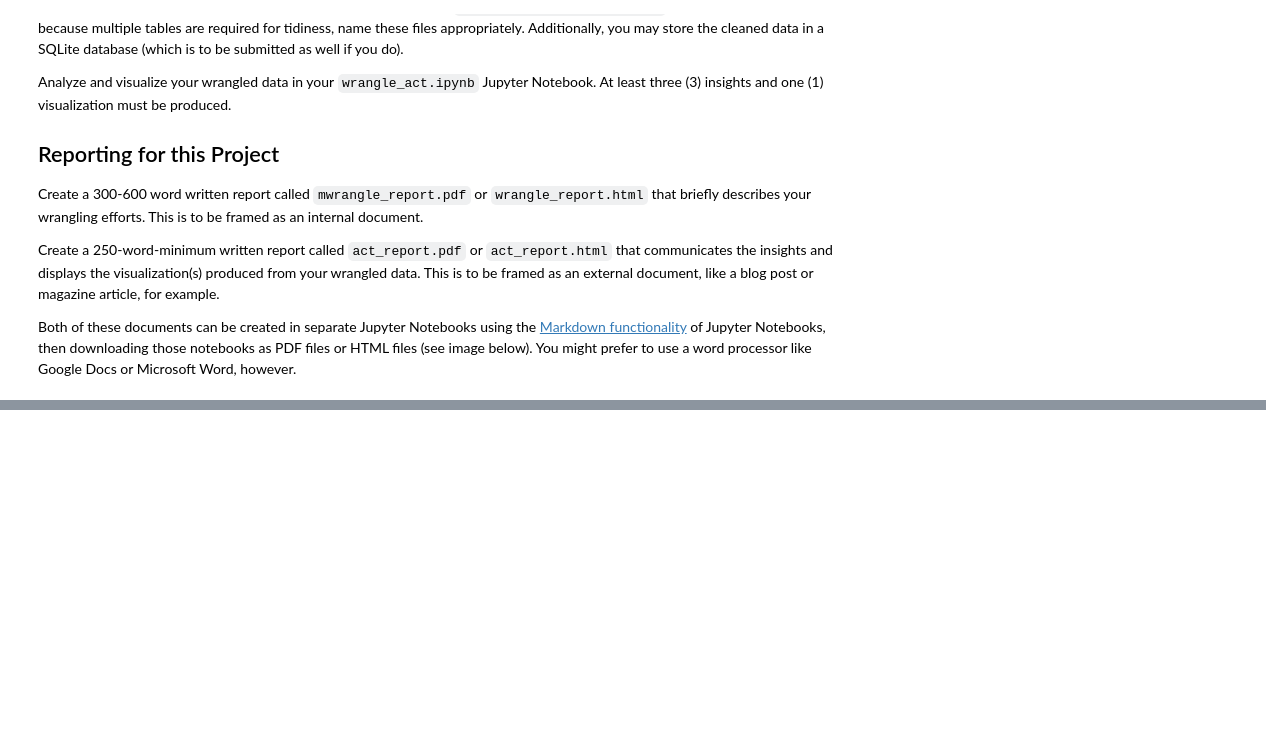
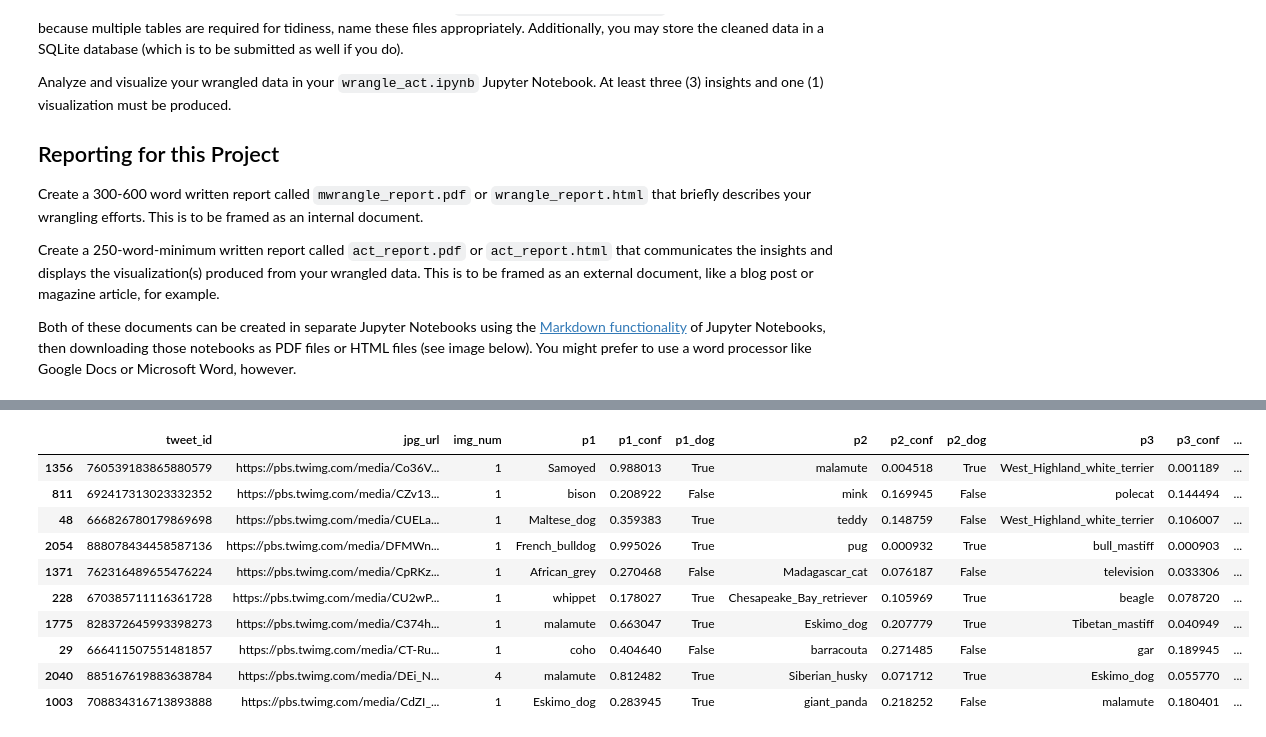
Before and after one commit to schorschie/udacity, a Jupyter notebook: lesson_04/project/wrangle_act.ipynb, the cells around one changed output, grey strips where cells are left out. Cells and saved outputs as stored; diff of their text form; code cells hidden in the pictures; blank space fills up the shorter version.

```diff
--- a/lesson_04/project/wrangle_act.ipynb
+++ b/lesson_04/project/wrangle_act.ipynb
@@ -38,0 +52,18 @@ import numpy as np
+# %%
+def get_image_predictions():
+    """Load image-predictions from disk if present, else load it from udacity.
+
+    WARNING: This only works from within the udacity project workspace!
+
+    """
+
+    if  not os.path.exists('image-predictions.tsv'):
+        r = requests.get("https://d17h27t6h515a5.cloudfront.net/topher/2017/August/599fd2ad_image-predictions/image-predictions.tsv",
+                         stream=True)
+        tsv = r.raw.read()
+        with open('image-predictions.tsv', 'wb') as f:
+            f.write(tsv)
+
+    df_image_predictions = pd.read_csv('image-predictions.tsv', sep='\t')
+
+    return df_image_predictions
@@ -39,3 +114,4 @@ import numpy as np
 # %%
 df_twitter_archive = pd.read_csv('twitter-archive-enhanced.csv')
-df_image_predictions = pd.read_csv('image-predictions.tsv', sep='\t') # was downloaded with request.get(..., stream=True)
+df_image_predictions = get_image_predictions()
+df_tweet_coverage = get_tweet_coverate()
@@ -129,0 +159,17 @@ ready
+# %%
+#df_image_predictions.head()
+df_image_predictions.sample(10)
+#df_image_predictions.info()
+#df_image_predictions.p1.unique()
+# %% [output]
+|  | tweet_id | jpg_url | img_num | p1 | p1_conf | p1_dog | p2 | p2_conf | p2_dog | p3 | p3_conf | ... |
+| 1356 | 760539183865880579 | https://pbs.twimg.com/media/Co36V... | 1 | Samoyed | 0.988013 | True | malamute | 0.004518 | True | West_Highland_white_terrier | 0.001189 | ... |
+| 811 | 692417313023332352 | https://pbs.twimg.com/media/CZv13... | 1 | bison | 0.208922 | False | mink | 0.169945 | False | polecat | 0.144494 | ... |
+| 48 | 666826780179869698 | https://pbs.twimg.com/media/CUELa... | 1 | Maltese_dog | 0.359383 | True | teddy | 0.148759 | False | West_Highland_white_terrier | 0.106007 | ... |
+| 2054 | 888078434458587136 | https://pbs.twimg.com/media/DFMWn... | 1 | French_bulldog | 0.995026 | True | pug | 0.000932 | True | bull_mastiff | 0.000903 | ... |
+| 1371 | 762316489655476224 | https://pbs.twimg.com/media/CpRKz... | 1 | African_grey | 0.270468 | False | Madagascar_cat | 0.076187 | False | television | 0.033306 | ... |
+| 228 | 670385711116361728 | https://pbs.twimg.com/media/CU2wP... | 1 | whippet | 0.178027 | True | Chesapeake_Bay_retriever | 0.105969 | True | beagle | 0.078720 | ... |
+| 1775 | 828372645993398273 | https://pbs.twimg.com/media/C374h... | 1 | malamute | 0.663047 | True | Eskimo_dog | 0.207779 | True | Tibetan_mastiff | 0.040949 | ... |
+| 29 | 666411507551481857 | https://pbs.twimg.com/media/CT-Ru... | 1 | coho | 0.404640 | False | barracouta | 0.271485 | False | gar | 0.189945 | ... |
+| 2040 | 885167619883638784 | https://pbs.twimg.com/media/DEi_N... | 4 | malamute | 0.812482 | True | Siberian_husky | 0.071712 | True | Eskimo_dog | 0.055770 | ... |
+| 1003 | 708834316713893888 | https://pbs.twimg.com/media/CdZI_... | 1 | Eskimo_dog | 0.283945 | True | giant_panda | 0.218252 | False | malamute | 0.180401 | ... |
```
Also changed, not shown: parts of 15 cells of this notebook.
